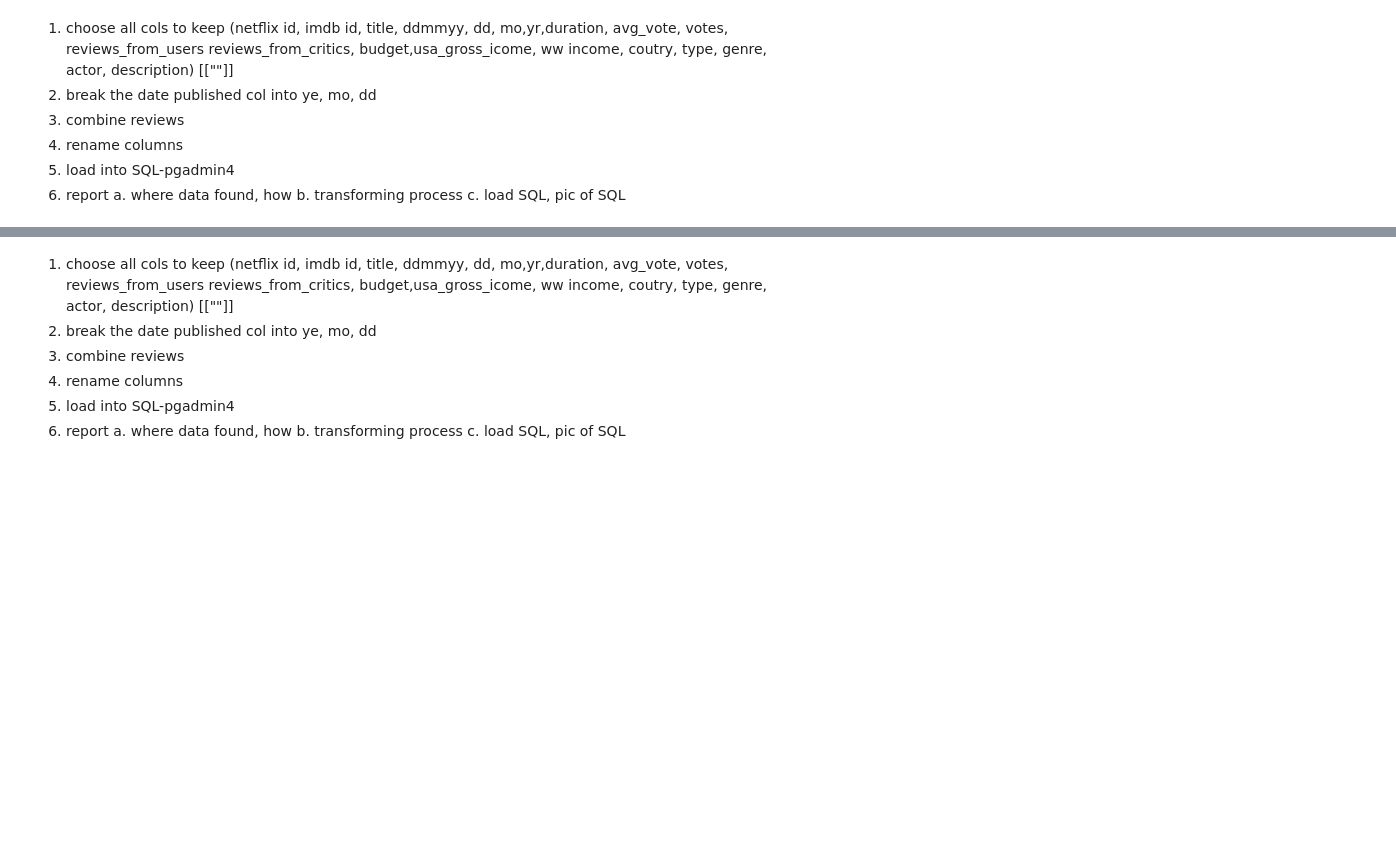
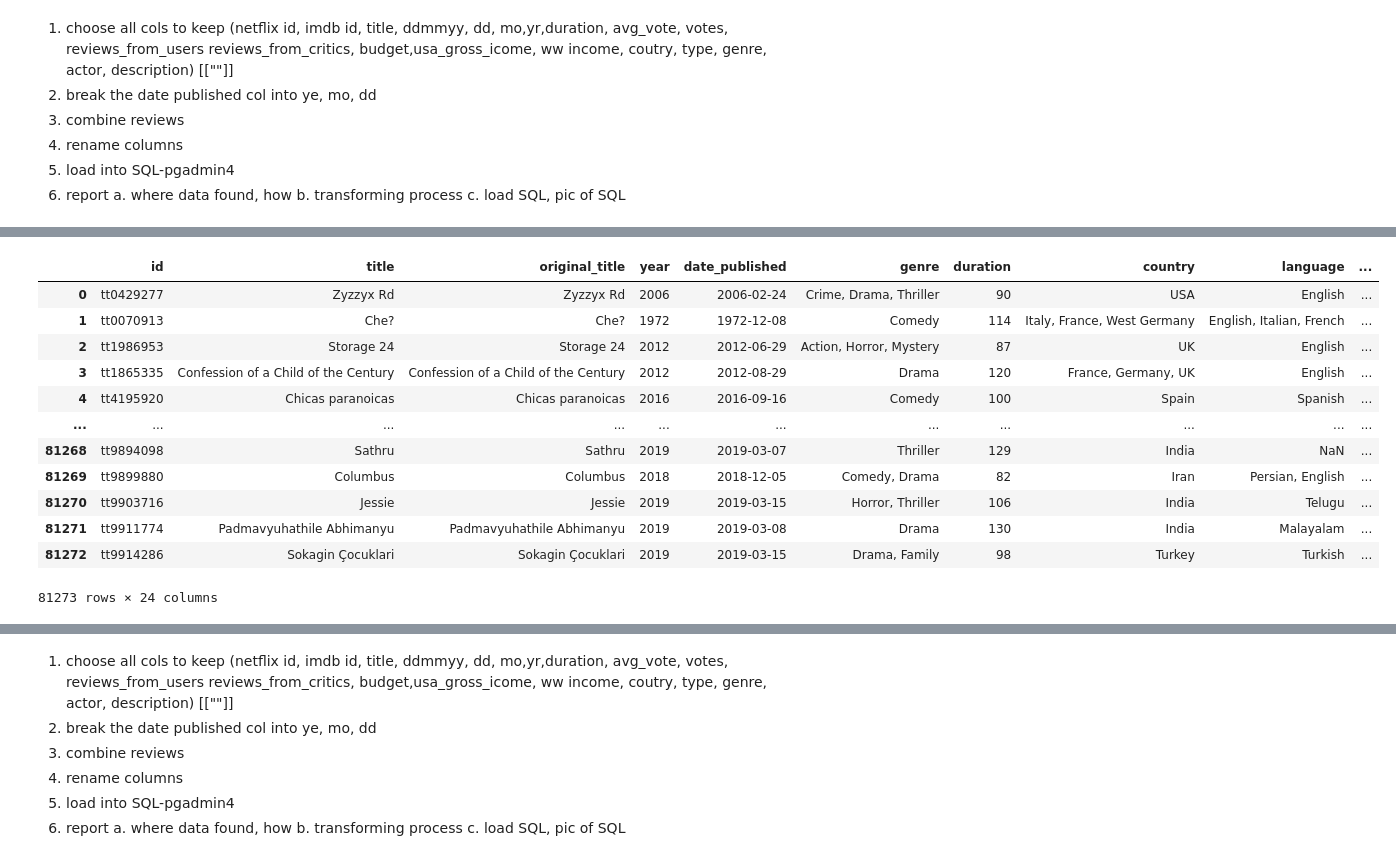
Before and after one commit to henryle-n/Extract-Transform-Load, a Jupyter notebook: hle_IMDb.ipynb, the cells around one changed output, grey strips where cells are left out. Drawn from its saved outputs; the diff is of its cells as text; code cells hidden in the pictures; blank space fills up the shorter version.

```diff
--- a/hle_IMDb.ipynb
+++ b/hle_IMDb.ipynb
@@ -53,16 +95,31 @@ for col in raw_df.columns:
 # %%
 # define what will be renamed
 cols = {
 "imdb_title_id" : "id",
 "production_company" : "prod_co",
 "avg_vote" : "user_rating",
 "votes" : "vote_num",
+"worlwide_gross_income" : "worldwide_gross_income",
 "metascore" : "web_rating",
     }
 
 # process new col names
 raw_df.rename(columns=cols, inplace=True)
 raw_df
+# %% [output]
+|  | id | title | original_title | year | date_published | genre | duration | country | language | ... |
+| 0 | tt0429277 | Zyzzyx Rd | Zyzzyx Rd | 2006 | 2006-02-24 | Crime, Drama, Thriller | 90 | USA | English | ... |
+| 1 | tt0070913 | Che? | Che? | 1972 | 1972-12-08 | Comedy | 114 | Italy, France, West Germany | English, Italian, French | ... |
+| 2 | tt1986953 | Storage 24 | Storage 24 | 2012 | 2012-06-29 | Action, Horror, Mystery | 87 | UK | English | ... |
+| 3 | tt1865335 | Confession of a Child of the Century | Confession of a Child of the Century | 2012 | 2012-08-29 | Drama | 120 | France, Germany, UK | English | ... |
+| 4 | tt4195920 | Chicas paranoicas | Chicas paranoicas | 2016 | 2016-09-16 | Comedy | 100 | Spain | Spanish | ... |
+| ... | ... | ... | ... | ... | ... | ... | ... | ... | ... | ... |
+| 81268 | tt9894098 | Sathru | Sathru | 2019 | 2019-03-07 | Thriller | 129 | India | NaN | ... |
+| 81269 | tt9899880 | Columbus | Columbus | 2018 | 2018-12-05 | Comedy, Drama | 82 | Iran | Persian, English | ... |
+| 81270 | tt9903716 | Jessie | Jessie | 2019 | 2019-03-15 | Horror, Thriller | 106 | India | Telugu | ... |
+| 81271 | tt9911774 | Padmavyuhathile Abhimanyu | Padmavyuhathile Abhimanyu | 2019 | 2019-03-08 | Drama | 130 | India | Malayalam | ... |
+| 81272 | tt9914286 | Sokagin Çocuklari | Sokagin Çocuklari | 2019 | 2019-03-15 | Drama, Family | 98 | Turkey | Turkish | ... |
+81273 rows × 24 columns
 # %%
 # convert to numbers
 raw_df['reviews_from_users'] = pd.to_numeric(raw_df["reviews_from_users"], downcast="integer")
```
Also changed, not shown: parts of 33 cells of this notebook, 1 other file.
